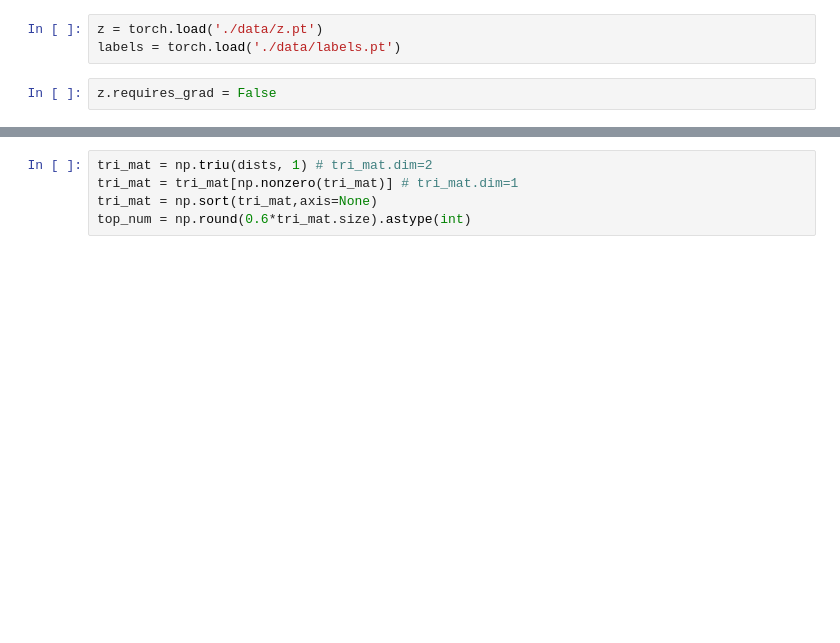
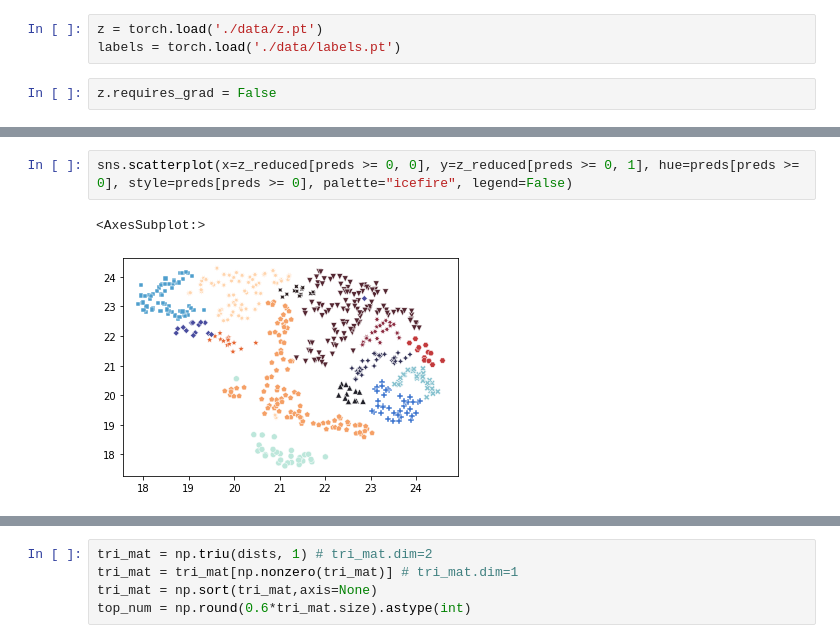
Before and after one commit to ojss/c3lr, a Jupyter notebook: scratch.ipynb, the cells around one changed output, grey strips where cells are left out. Drawn from its saved outputs; the diff is of its cells as text; blank space fills up the shorter version.

```diff
--- a/scratch.ipynb
+++ b/scratch.ipynb
@@ -34,0 +102,5 @@ sns.scatterplot(x=z_reduced[:, 0], y=z_reduced[:, 1], hue=labels, style=labels,
+# %%
+sns.scatterplot(x=z_reduced[preds >= 0, 0], y=z_reduced[preds >= 0, 1], hue=preds[preds >= 0], style=preds[preds >= 0], palette="icefire", legend=False)
+# %% [output]
+<AxesSubplot:>
+[figure, added]
```
Also changed, not shown: parts of 47 cells of this notebook, 2 other files.
